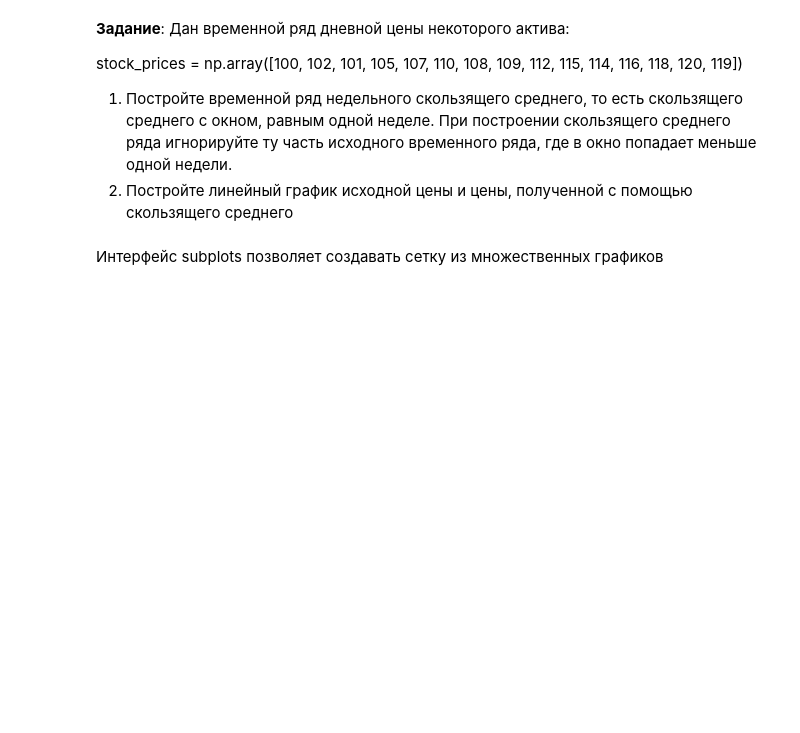
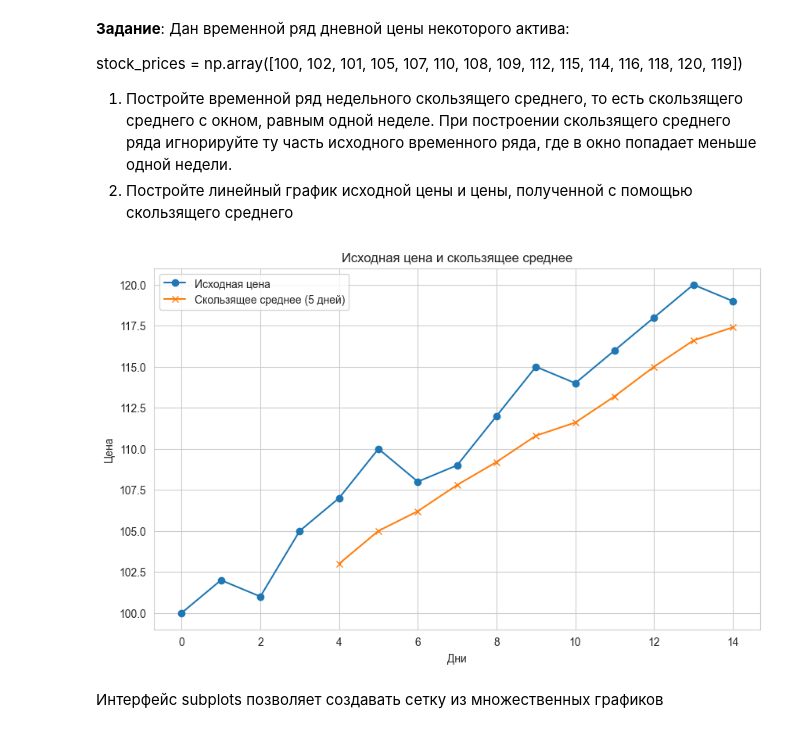
Before and after one commit to sweeteri/spbu-ai-fundamentals, a Jupyter notebook: practicum_1/practicum_1.ipynb, the cells around one changed output. Saved outputs shown, nothing was run; the diff lists cells and outputs as text; code cells hidden in the pictures; blank space fills up the shorter version.

```diff
--- a/practicum_1/practicum_1.ipynb
+++ b/practicum_1/practicum_1.ipynb
@@ -640,3 +838,20 @@ stock_prices = np.array([100, 102, 101, 105, 107, 110, 108, 109, 112, 115, 114,
+# %%
+stock_prices = np.array([100, 102, 101, 105, 107, 110, 108, 109, 112, 115, 114, 116, 118, 120, 119])
+window_size = 5
+moving_avg = np.convolve(stock_prices, np.ones(window_size) / window_size, mode='valid')
+# %%
+plt.figure(figsize=(10, 6))
+plt.plot(stock_prices, label='Исходная цена', marker='o')
+plt.plot(range(window_size - 1, len(stock_prices)), moving_avg, label='Скользящее среднее (5 дней)', marker='x')
+
+plt.title('Исходная цена и скользящее среднее')
+plt.xlabel('Дни')
+plt.ylabel('Цена')
+plt.legend()
+plt.grid(True)
+plt.show()
+# %% [output]
+[figure, added]
 # %% [markdown]
 Интерфейс subplots позволяет создавать сетку из множественных графиков
 # %%
```
Also changed, not shown: parts of 81 cells of this notebook.
